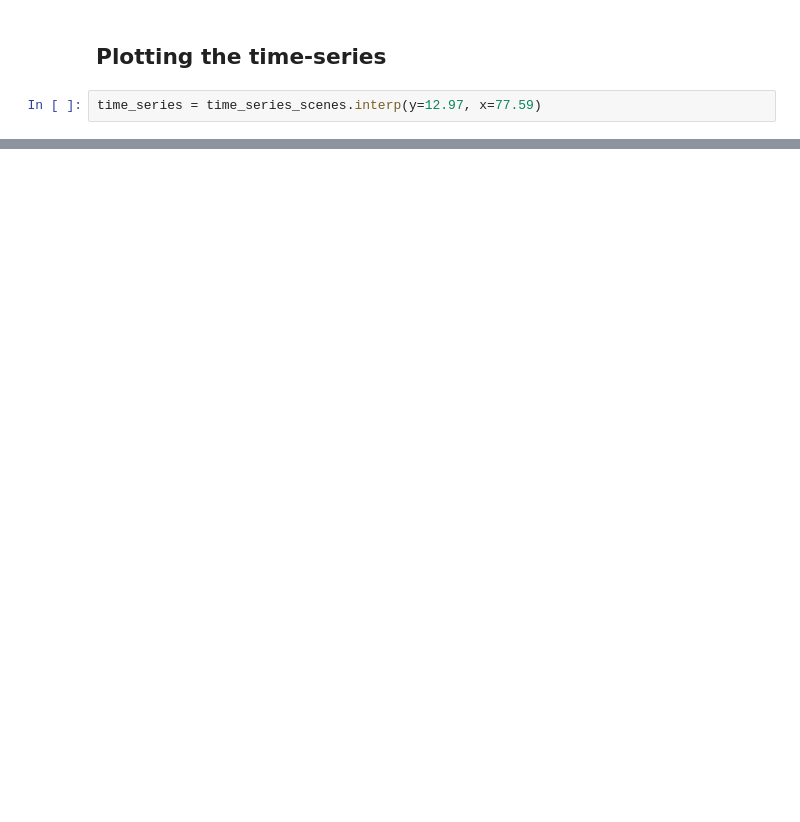
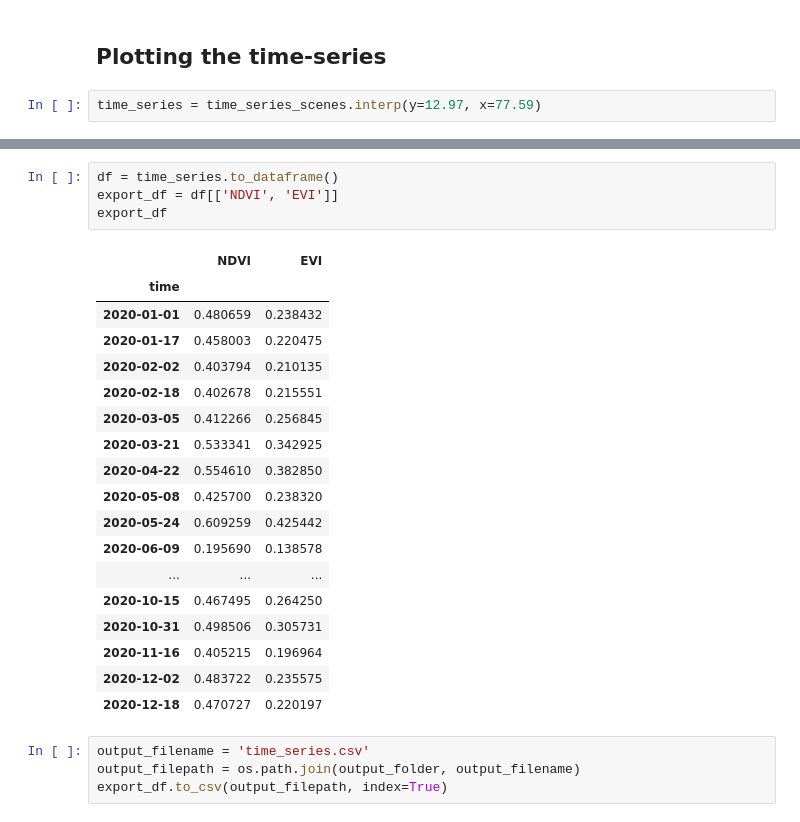
Before and after one commit to spatialthoughts/python-tutorials, a Jupyter notebook: extracting_time_series.ipynb, the cells around one changed output, grey strips where cells are left out. Drawn from its saved outputs; the diff is of its cells as text; blank space fills up the shorter version.

```diff
--- a/extracting_time_series.ipynb
+++ b/extracting_time_series.ipynb
@@ -190,0 +195,27 @@ plt.show()
+# %%
+df = time_series.to_dataframe()
+export_df = df[['NDVI', 'EVI']]
+export_df
+# %% [output]
+|  | NDVI | EVI |
+| time |  |  |
+| 2020-01-01 | 0.480659 | 0.238432 |
+| 2020-01-17 | 0.458003 | 0.220475 |
+| 2020-02-02 | 0.403794 | 0.210135 |
+| 2020-02-18 | 0.402678 | 0.215551 |
+| 2020-03-05 | 0.412266 | 0.256845 |
+| 2020-03-21 | 0.533341 | 0.342925 |
+| 2020-04-22 | 0.554610 | 0.382850 |
+| 2020-05-08 | 0.425700 | 0.238320 |
+| 2020-05-24 | 0.609259 | 0.425442 |
+| 2020-06-09 | 0.195690 | 0.138578 |
+| ... | ... | ... |
+| 2020-10-15 | 0.467495 | 0.264250 |
+| 2020-10-31 | 0.498506 | 0.305731 |
+| 2020-11-16 | 0.405215 | 0.196964 |
+| 2020-12-02 | 0.483722 | 0.235575 |
+| 2020-12-18 | 0.470727 | 0.220197 |
+# %%
+output_filename = 'time_series.csv'
+output_filepath = os.path.join(output_folder, output_filename)
+export_df.to_csv(output_filepath, index=True)
```
Also changed, not shown: parts of 5 cells of this notebook.
